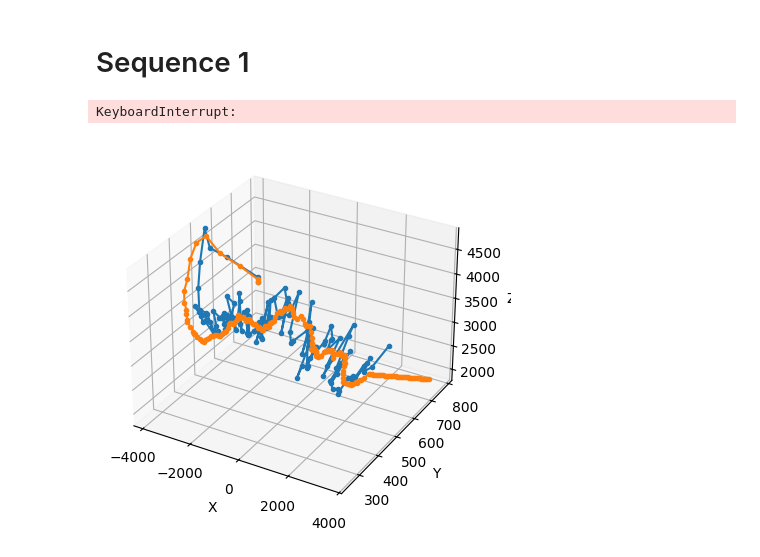
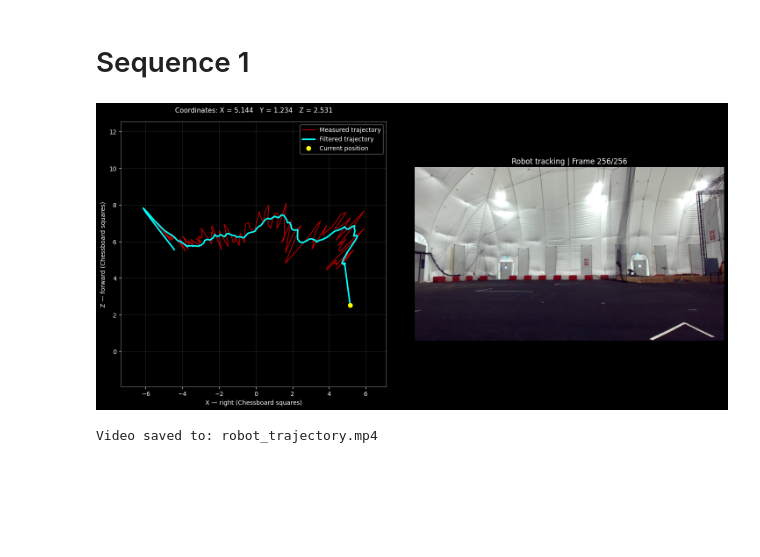
Before and after one commit to NepyouDTU/-34759-Perception-for-autonomous-systems, a Jupyter notebook: Nicolai.ipynb, the cells around one changed output. Cells and saved outputs as stored; diff of their text form; code cells hidden in the pictures; blank space fills up the shorter version.

Commit message:
added robotmasks to the pipeline output

```diff
--- a/Nicolai.ipynb
+++ b/Nicolai.ipynb
@@ -14,8 +15,8 @@ Jupyter environment detected. Enabling Open3D WebVisualizer.
 [Open3D INFO] WebRTCWindowSystem: HTTP handshake server disabled.
 # %% [markdown]
 # Sequence 1
+# %%
+left_images, right_images,_,_ = load_and_undistort_images("1_no_obstacle")
 # %%
 from Final_Functions import pipeline, visualize_robot_trajectory
-pcd, robot_positions, filtered_positions = pipeline(*load_and_undistort_images("1_no_obstacle"),30)
+pcd, robot_positions, filtered_positions,robot_masks = pipeline(*load_and_undistort_images("1_no_obstacle"),30,Q)
-# %% [output]
-KeyboardInterrupt:
@@ -24,13 +23,13 @@ visualize_robot_trajectory(pcd, filtered_positions)
-# %%
-positions = np.asarray(robot_positions, dtype=float)
-filtered_positions = np.asarray(filtered_positions, dtype=float)
-fig = plt.figure()
-ax = fig.add_subplot(111, projection="3d")
-ax.plot(positions[:, 0], positions[:, 1], positions[:, 2], marker=".")
-ax.plot(filtered_positions[:, 0], filtered_positions[:, 1], filtered_positions[:, 2], marker=".")
-ax.set_xlabel("X")
-ax.set_ylabel("Y")
-ax.set_zlabel("Z")
-plt.show()
-# %% [output]
-[figure, removed]
+# %%
+play_tracked_trajectory(
+    left_images,
+    robot_positions,
+    filtered_positions,
+    fps=30,
+    robot_masks=robot_masks,
+    mask_alpha=0.35,
+    save_path="robot_trajectory.mp4"
+)
+# %% [output]
+[figure, added]
+Video saved to: robot_trajectory.mp4
```
Also changed, not shown: parts of 3 cells of this notebook, 1 other file.
